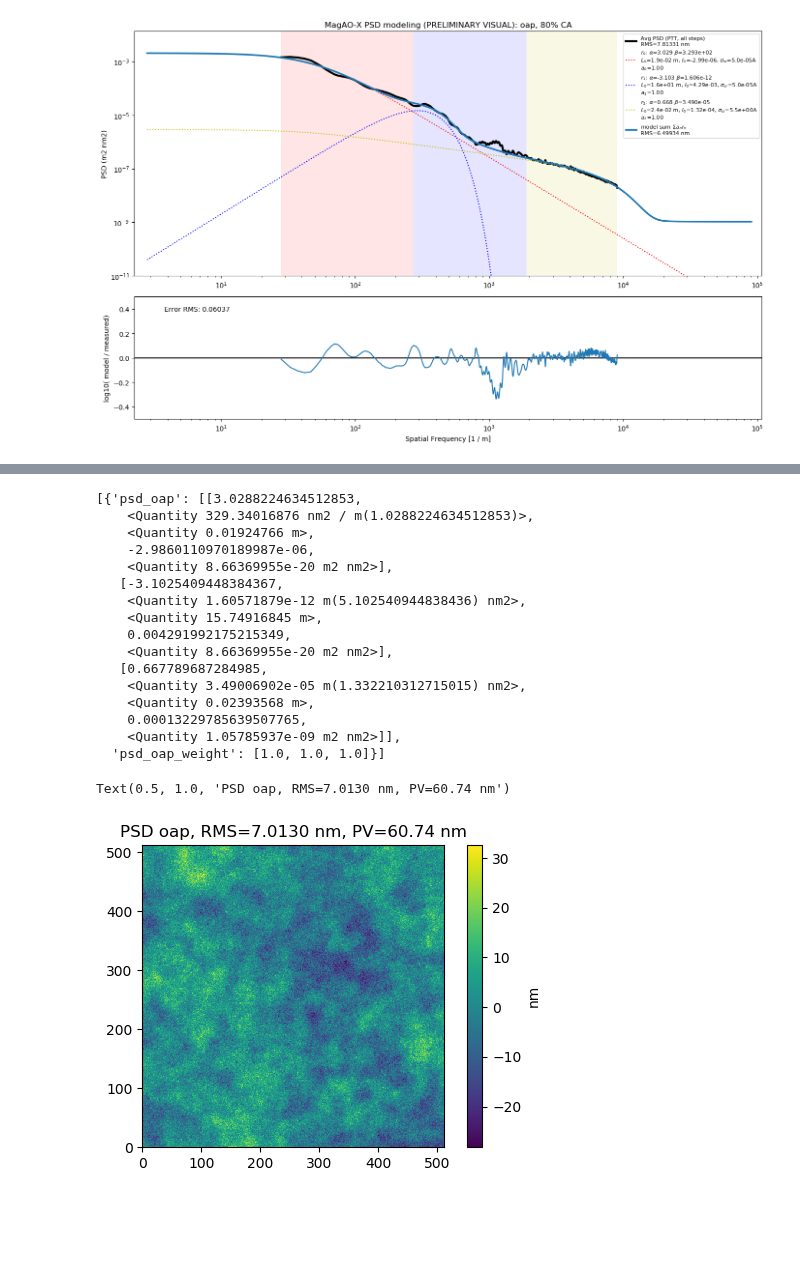
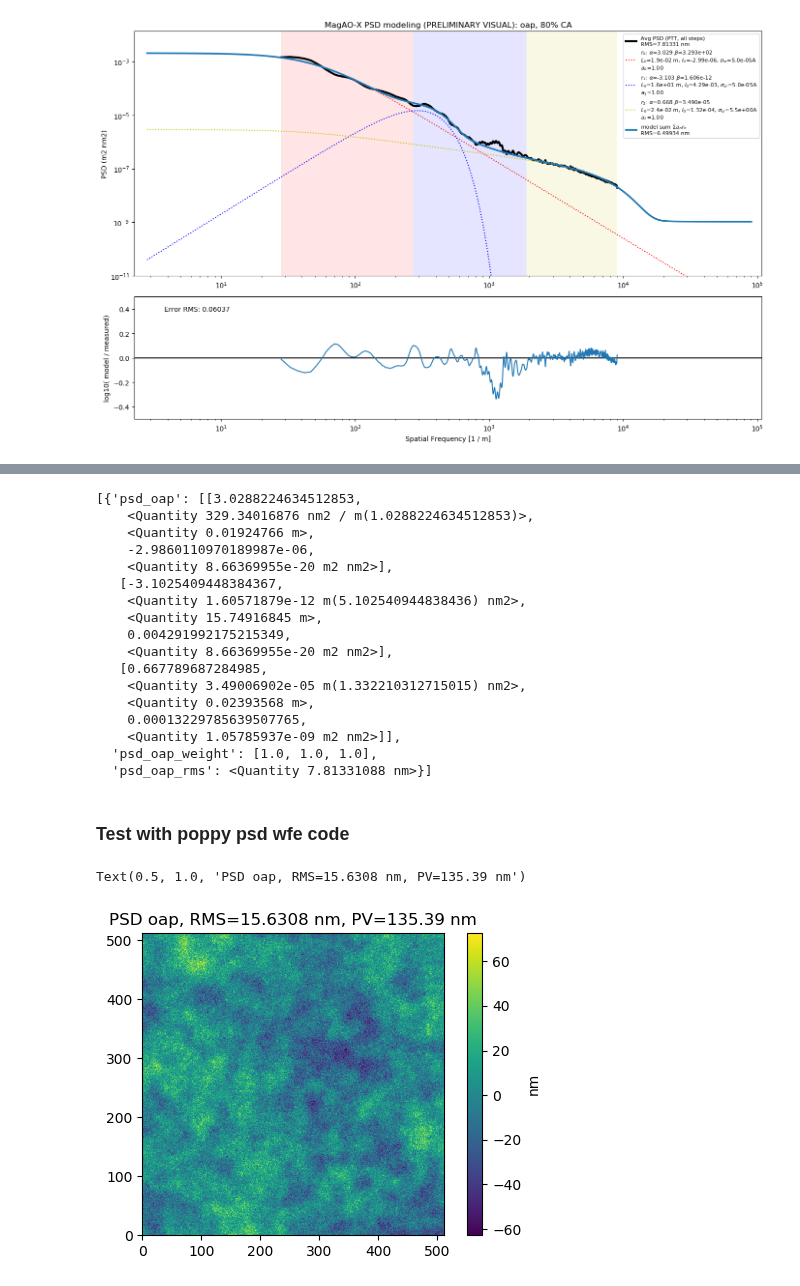
Before and after one commit to magao-x/magaox_poppy, a Jupyter notebook: PSD/PSDmodel_oap.ipynb, the cells around one changed output, grey strips where cells are left out. Drawn from its saved outputs; the diff is of its cells as text; code cells hidden in the pictures; blank space fills up the shorter version.

```diff
--- a/PSD/PSDmodel_oap.ipynb
+++ b/PSD/PSDmodel_oap.ipynb
@@ -151,8 +187,9 @@ filename='/home/jhen/XWCL/code/MagAOX/PSD/psd_parms_oap.pickle'
 with open(filename,'wb') as psd_parameter_file:
     pickle.dump(psd_dict, psd_parameter_file, protocol=4)
 # %%
+# test the pickle
 objects = []
-with (open("/home/jhen/XWCL/code/MagAOX/PSD/psd_parms_oap.pickle", "rb")) as openfile:
+with (open(filename, "rb")) as openfile:
     while True:
         try:
             objects.append(pickle.load(openfile))
@@ -176,35 +213,38 @@ objects
     <Quantity 0.02393568 m>,
     0.00013229785639507765,
     <Quantity 1.05785937e-09 m2 nm2>]],
-  'psd_oap_weight': [1.0, 1.0, 1.0]}]
+  'psd_oap_weight': [1.0, 1.0, 1.0],
+  'psd_oap_rms': <Quantity 7.81331088 nm>}]
+# %% [markdown]
+### Test with poppy psd wfe code
 # %%
 psd_weight_oap = [1.0, 1.0, 1.0]
 
 screen_size = 2048
 seed = 5 #123456
 npix = 512
 diam = 0.02587875072 * u.m
 surf_unit = u.nm
 
 def rms(opd):
     return np.sqrt(np.mean(np.square(opd)))
 
 def pv(opd):
     return np.amax(opd) - np.amin(opd)
 
 import poppy
 psd_wave = poppy.poppy_core.Wavefront(npix=npix, diam=diam, wavelength=656e-9)
-psd_wfe = poppy.wfe.PowerSpectrumWFE(psd_parameters=ms_refit.psd_parm, psd_weight=psd_weight_oap,
-                                seed=seed, apply_reflection=False, screen_size=screen_size,
-                                wfe=7.013*u.nm)
+psd_wfe = poppy.wfe.PowerSpectrumWFE(psd_parameters=ms_refit.psd_parm, psd_weight=psd_weight,
+                                seed=seed, apply_reflection=True, #screen_size=screen_size,
+                                wfe=avg_psd.rms_tot)
 psd_opd = ((psd_wfe.get_opd(psd_wave))*u.m).to(surf_unit)
 psd_rms = rms(psd_opd)
 psd_pv = pv(psd_opd)
 
 plt.figure(dpi=100)
 plt.imshow(psd_opd.value, origin='lower')
 plt.colorbar().set_label(psd_opd.unit)
 plt.title('PSD oap, RMS={0:.4f}, PV={1:.2f}'.format(psd_rms, psd_pv))
 # %% [output]
-Text(0.5, 1.0, 'PSD oap, RMS=7.0130 nm, PV=60.74 nm')
+Text(0.5, 1.0, 'PSD oap, RMS=15.6308 nm, PV=135.39 nm')
-[figure, old version]
+[figure, new version]
```
Also changed, not shown: parts of 6 cells of this notebook, 8 other files.
